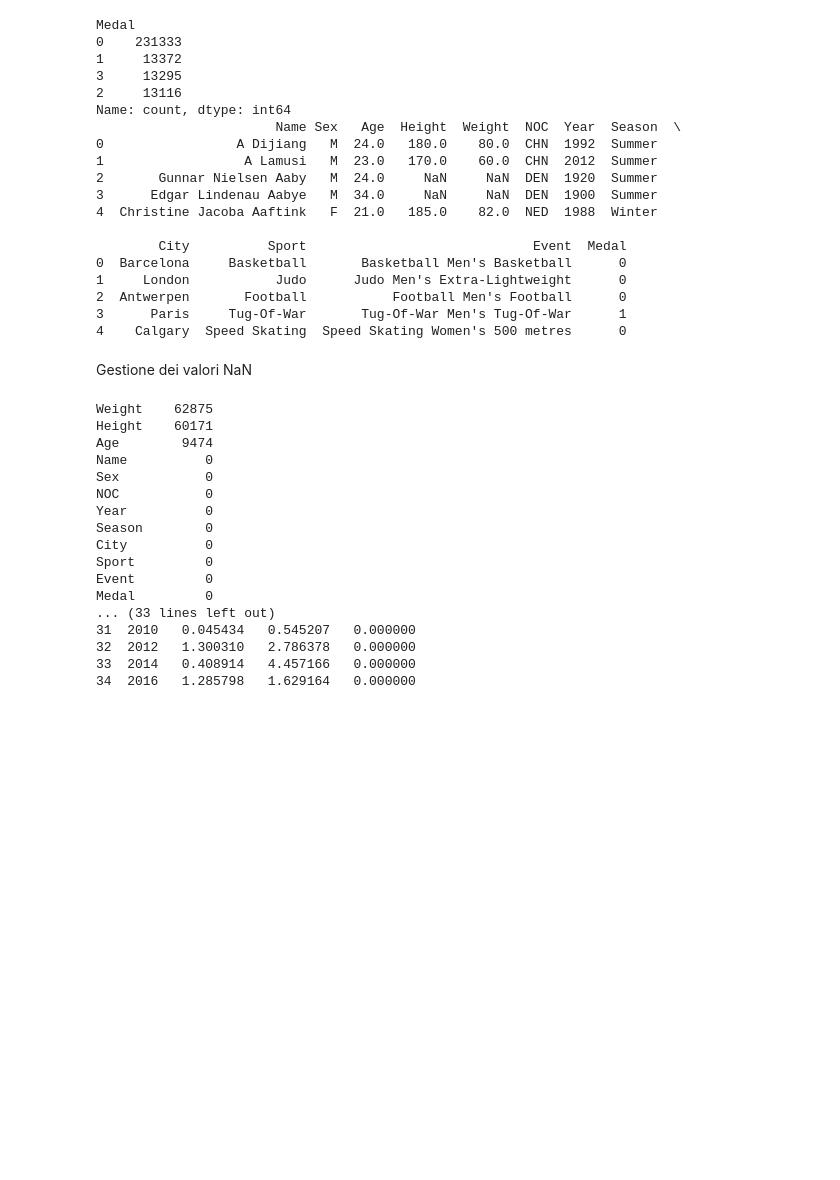
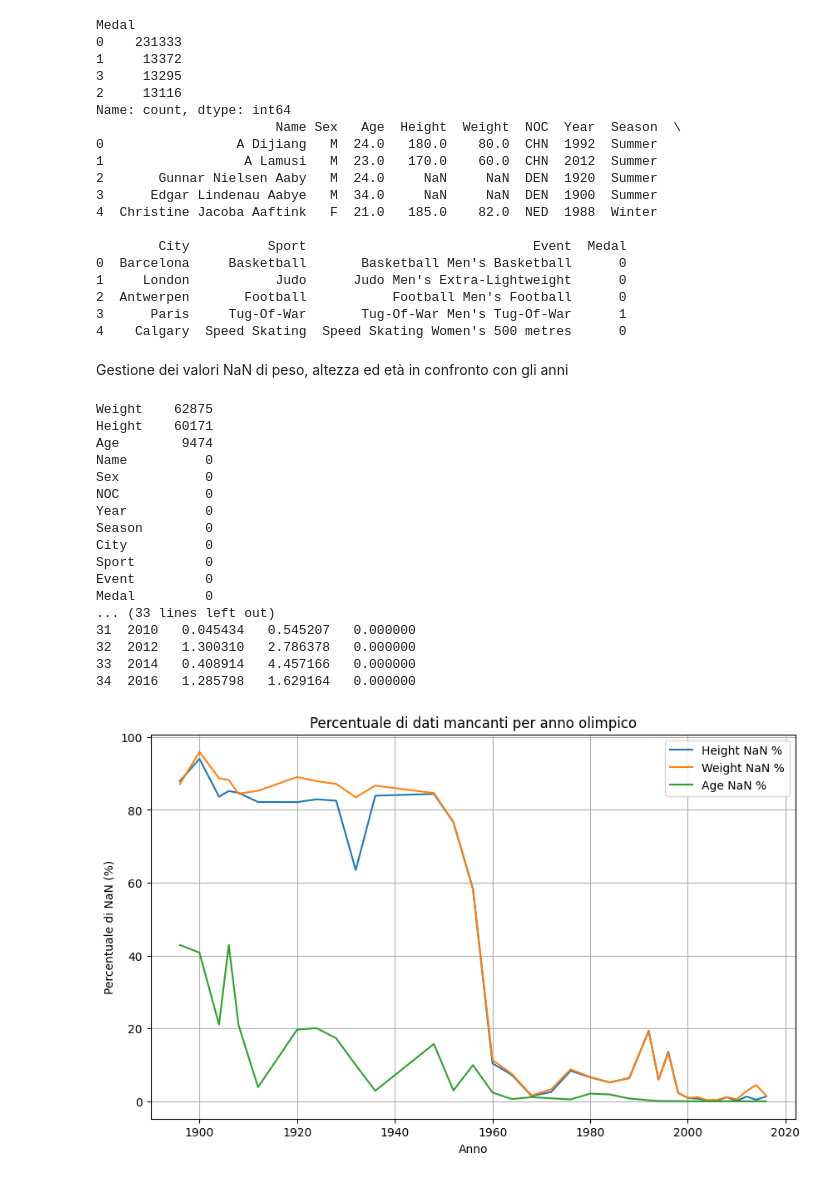
Before and after one commit to matteostronati/Data_science_project, a Jupyter notebook: notebooks/01_exploration.ipynb, the cells around one changed output. Drawn from its saved outputs; the diff is of its cells as text; code cells hidden in the pictures; blank space fills up the shorter version.

```diff
--- a/notebooks/01_exploration.ipynb
+++ b/notebooks/01_exploration.ipynb
@@ -80,37 +81,51 @@ Name: count, dtype: int64
 3      Paris     Tug-Of-War       Tug-Of-War Men's Tug-Of-War      1
 4    Calgary  Speed Skating  Speed Skating Women's 500 metres      0
 # %% [markdown]
-Gestione dei valori NaN
+Gestione dei valori NaN di peso, altezza ed età in confronto con gli anni
 # %%
 # Conta i NaN per ogni colonna
 nan_count = df.isna().sum()
 
 # Mostra il risultato in ordine decrescente
 print(nan_count.sort_values(ascending=False))
 
 # Calcola la percentuale di NaN per ciascun anno
 missing_by_year = (
     df.groupby('Year')[['Height', 'Weight', 'Age']]
     .apply(lambda x: x.isna().mean() * 100)
     .reset_index()
 )
 
 print(missing_by_year)
+
+
+plt.figure(figsize=(10,6))
+plt.plot(missing_by_year['Year'], missing_by_year['Height'], label='Height NaN %')
+plt.plot(missing_by_year['Year'], missing_by_year['Weight'], label='Weight NaN %')
+plt.plot(missing_by_year['Year'], missing_by_year['Age'], label='Age NaN %')
+
+plt.title('Percentuale di dati mancanti per anno olimpico')
+plt.xlabel('Anno')
+plt.ylabel('Percentuale di NaN (%)')
+plt.legend()
+plt.grid(True)
+plt.show()
 # %% [output]
 Weight    62875
 Height    60171
 Age        9474
 Name          0
 Sex           0
 NOC           0
 Year          0
 Season        0
 City          0
 Sport         0
 Event         0
 Medal         0
 ... (33 lines left out)
 31  2010   0.045434   0.545207   0.000000
 32  2012   1.300310   2.786378   0.000000
 33  2014   0.408914   4.457166   0.000000
 34  2016   1.285798   1.629164   0.000000
+[figure, added]
```
Also changed, not shown: parts of 4 cells of this notebook.
